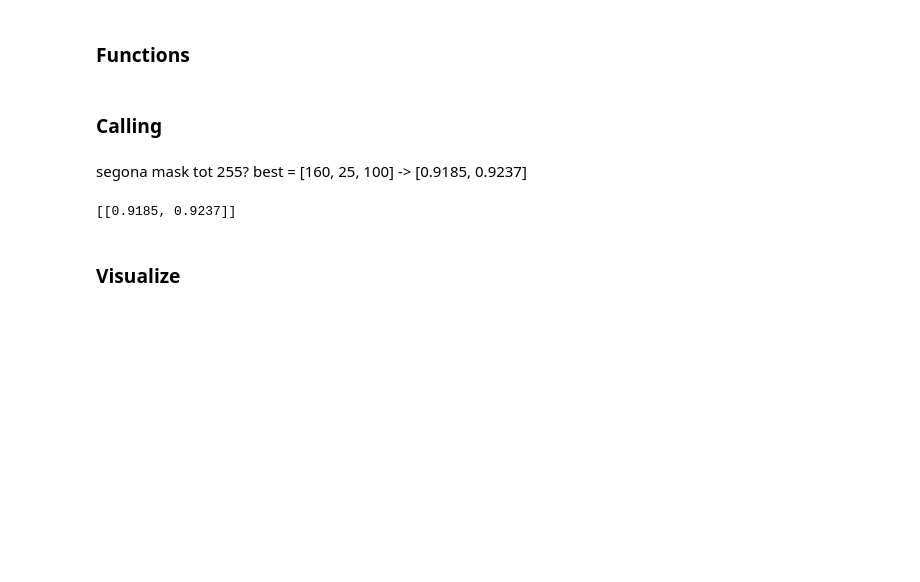
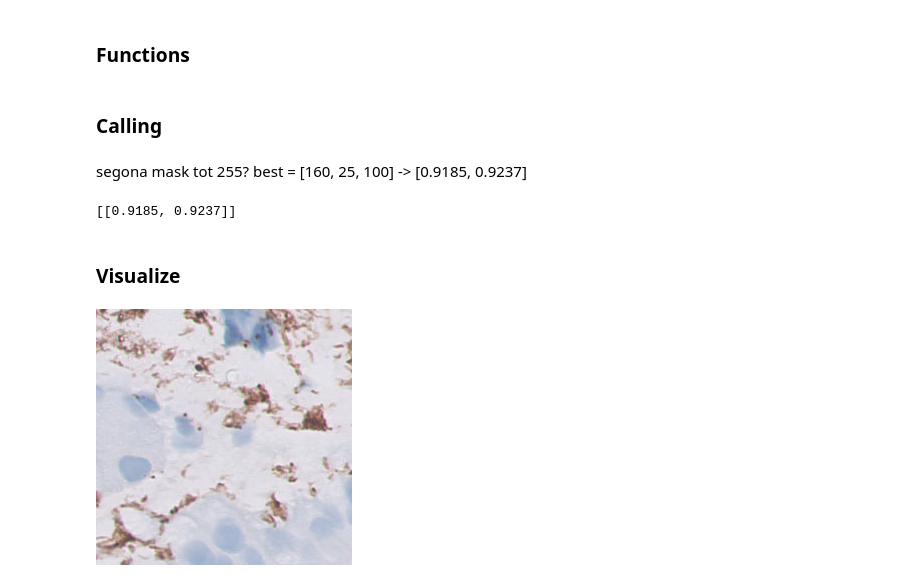
Before and after one commit to Arnau1/Helicobacter, a Jupyter notebook: ColourAnalysis.ipynb, the cells around one changed output. Saved outputs shown, nothing was run; the diff lists cells and outputs as text; code cells hidden in the pictures; blank space fills up the shorter version.

```diff
--- a/ColourAnalysis.ipynb
+++ b/ColourAnalysis.ipynb
@@ -94 +104,5 @@ colour_exploration(has_bacteria, no_bacteria, masking) # Return list of lists as
+# %%
+has_bacteria[128]['img']
+# %% [output]
+[figure, added]
 # %%
```
Also changed, not shown: parts of 8 cells of this notebook, 1 other file.
